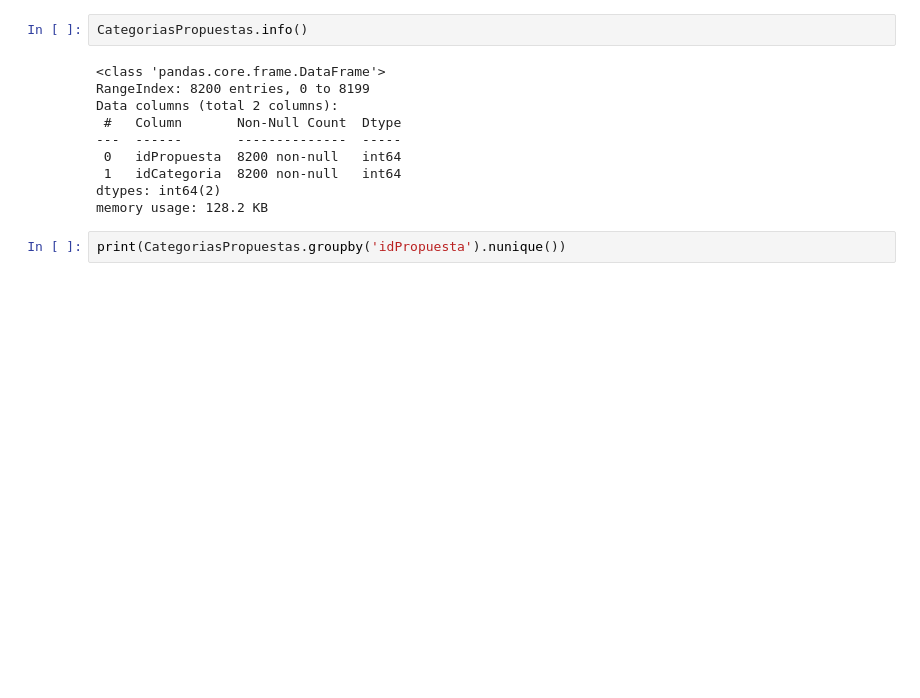
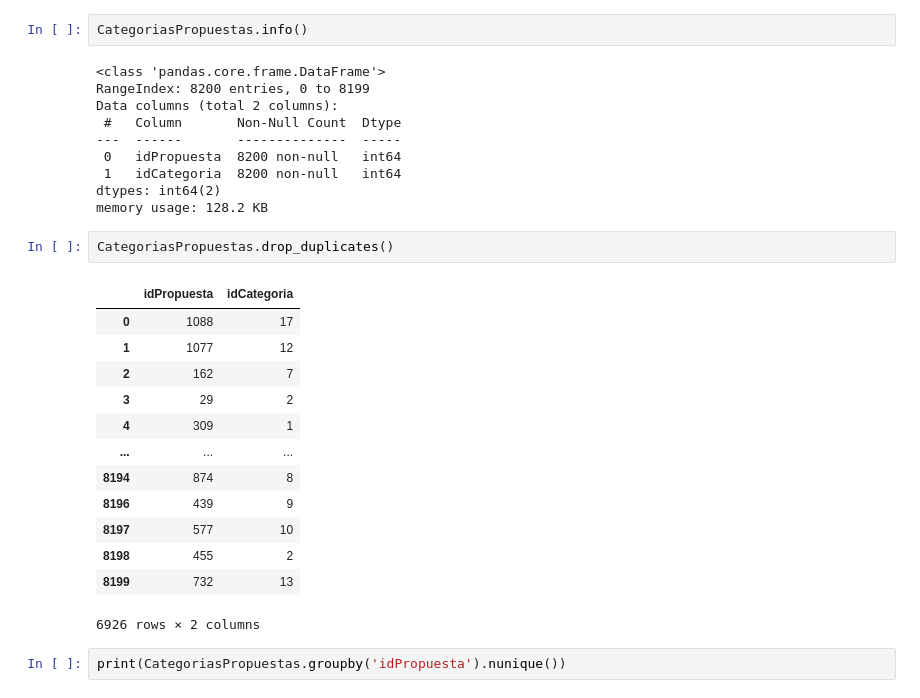
Before and after one commit to jenatance/proyectoFinal, a Jupyter notebook: src/FakeData.ipynb, the cells around one changed output. Saved outputs shown, nothing was run; the diff lists cells and outputs as text; blank space fills up the shorter version.

```diff
--- a/src/FakeData.ipynb
+++ b/src/FakeData.ipynb
@@ -120,6 +120,22 @@ Data columns (total 2 columns):
  1   idCategoria  8200 non-null   int64
 dtypes: int64(2)
 memory usage: 128.2 KB
+# %%
+CategoriasPropuestas.drop_duplicates()
+# %% [output]
+|  | idPropuesta | idCategoria |
+| 0 | 1088 | 17 |
+| 1 | 1077 | 12 |
+| 2 | 162 | 7 |
+| 3 | 29 | 2 |
+| 4 | 309 | 1 |
+| ... | ... | ... |
+| 8194 | 874 | 8 |
+| 8196 | 439 | 9 |
+| 8197 | 577 | 10 |
+| 8198 | 455 | 2 |
+| 8199 | 732 | 13 |
+6926 rows × 2 columns
 # %%
 print(CategoriasPropuestas.groupby('idPropuesta').nunique())
 # %% [output]
```
Also changed, not shown: parts of 6 cells of this notebook, 16 other files.
